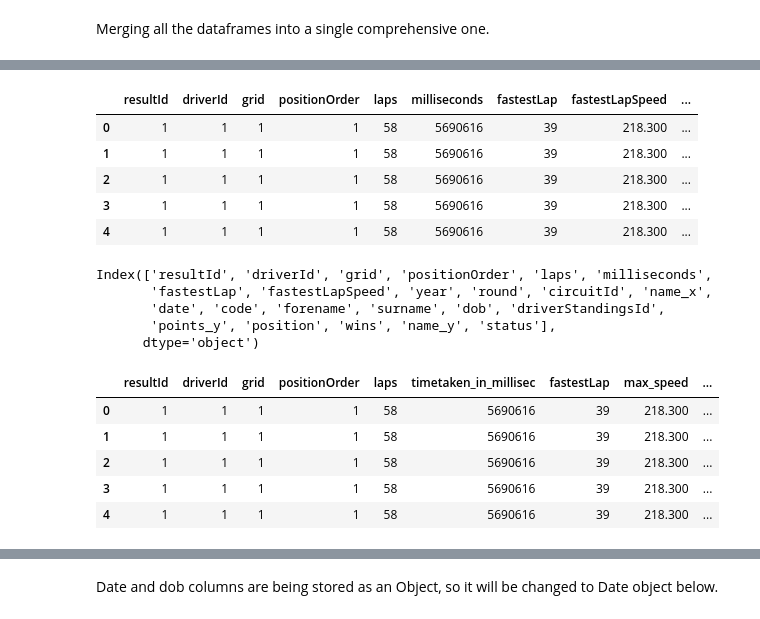
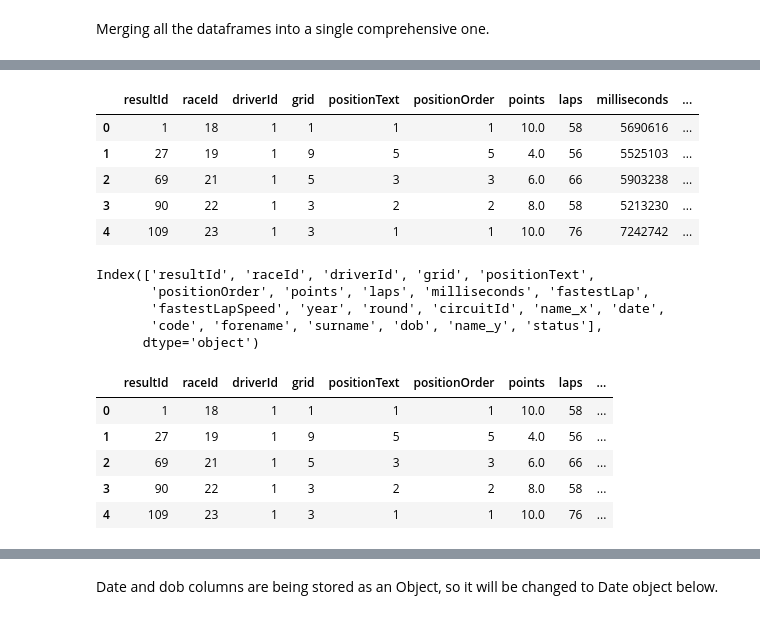
Before and after one commit to Robert336/Final-Project-CP468, a Jupyter notebook: F1_Predictor.ipynb, the cells around one changed output, grey strips where cells are left out. Saved outputs shown, nothing was run; the diff lists cells and outputs as text; code cells hidden in the pictures.

```diff
--- a/F1_Predictor.ipynb
+++ b/F1_Predictor.ipynb
@@ -429,0 +454,4 @@ Merging all the dataframes into a single comprehensive one.
+# %%
+
+df3 = pd.merge(df2, constructor_df, on ='constructorId')
+df3.head()
@@ -430,35 +465,25 @@ Merging all the dataframes into a single comprehensive one.
 # %%
-# merging all seperate dataframe into single dataframe as df
-df0 = pd.merge(results_df, quali_df, on = ['raceId', 'driverId', 'constructorId'])
 
-df1 = pd.merge(df0, races_df, on ='raceId')
-
-df2 = pd.merge(df1, drivers_df, on = 'driverId')
-
-df3 = pd.merge(df2, driver_standings_df, on = 'driverId')
-
-df4 = pd.merge(df3, constructor_df, on ='constructorId')
-
-df = pd.merge(df4, status_df, on ='statusId')
+df = pd.merge(df3, status_df, on ='statusId')
 pd.get_option("display.max_columns",None)
 
-df.drop(['statusId', 'rank','fastestLapTime', 'constructorId', 'constructorRef', 'raceId_x', 'position_x', 'position_y', 'points_x', 'raceId_y', 'qualifyId', 'positionText_x', 'positionText_y', 'driverRef'], axis=1, inplace=True)
+df.drop(['statusId', 'rank','fastestLapTime', 'constructorId', 'constructorRef', 'position_x', 'position_y', 'qualifyId', 'driverRef'], axis=1, inplace=True)
 
 df.head()
 # %% [output]
-|  | resultId | driverId | grid | positionOrder | laps | milliseconds | fastestLap | fastestLapSpeed | ... |
-| 0 | 1 | 1 | 1 | 1 | 58 | 5690616 | 39 | 218.300 | ... |
-| 1 | 1 | 1 | 1 | 1 | 58 | 5690616 | 39 | 218.300 | ... |
-| 2 | 1 | 1 | 1 | 1 | 58 | 5690616 | 39 | 218.300 | ... |
-| 3 | 1 | 1 | 1 | 1 | 58 | 5690616 | 39 | 218.300 | ... |
-| 4 | 1 | 1 | 1 | 1 | 58 | 5690616 | 39 | 218.300 | ... |
+|  | resultId | raceId | driverId | grid | positionText | positionOrder | points | laps | milliseconds | ... |
+| 0 | 1 | 18 | 1 | 1 | 1 | 1 | 10.0 | 58 | 5690616 | ... |
+| 1 | 27 | 19 | 1 | 9 | 5 | 5 | 4.0 | 56 | 5525103 | ... |
+| 2 | 69 | 21 | 1 | 5 | 3 | 3 | 6.0 | 66 | 5903238 | ... |
+| 3 | 90 | 22 | 1 | 3 | 2 | 2 | 8.0 | 58 | 5213230 | ... |
+| 4 | 109 | 23 | 1 | 3 | 1 | 1 | 10.0 | 76 | 7242742 | ... |
 # %%
 df.columns
 # %% [output]
-Index(['resultId', 'driverId', 'grid', 'positionOrder', 'laps', 'milliseconds',
-       'fastestLap', 'fastestLapSpeed', 'year', 'round', 'circuitId', 'name_x',
-       'date', 'code', 'forename', 'surname', 'dob', 'driverStandingsId',
-       'points_y', 'position', 'wins', 'name_y', 'status'],
+Index(['resultId', 'raceId', 'driverId', 'grid', 'positionText',
+       'positionOrder', 'points', 'laps', 'milliseconds', 'fastestLap',
+       'fastestLapSpeed', 'year', 'round', 'circuitId', 'name_x', 'date',
+       'code', 'forename', 'surname', 'dob', 'name_y', 'status'],
       dtype='object')
 # %%
 col_name = {'milliseconds':'timetaken_in_millisec','fastestLapSpeed':'max_speed',
@@ -469,12 +494,12 @@ df.rename(columns=col_name, inplace=True)
 
 df.head()
 # %% [output]
-|  | resultId | driverId | grid | positionOrder | laps | timetaken_in_millisec | fastestLap | max_speed | ... |
-| 0 | 1 | 1 | 1 | 1 | 58 | 5690616 | 39 | 218.300 | ... |
-| 1 | 1 | 1 | 1 | 1 | 58 | 5690616 | 39 | 218.300 | ... |
-| 2 | 1 | 1 | 1 | 1 | 58 | 5690616 | 39 | 218.300 | ... |
-| 3 | 1 | 1 | 1 | 1 | 58 | 5690616 | 39 | 218.300 | ... |
-| 4 | 1 | 1 | 1 | 1 | 58 | 5690616 | 39 | 218.300 | ... |
+|  | resultId | raceId | driverId | grid | positionText | positionOrder | points | laps | ... |
+| 0 | 1 | 18 | 1 | 1 | 1 | 1 | 10.0 | 58 | ... |
+| 1 | 27 | 19 | 1 | 9 | 5 | 5 | 4.0 | 56 | ... |
+| 2 | 69 | 21 | 1 | 5 | 3 | 3 | 6.0 | 66 | ... |
+| 3 | 90 | 22 | 1 | 3 | 2 | 2 | 8.0 | 58 | ... |
+| 4 | 109 | 23 | 1 | 3 | 1 | 1 | 10.0 | 76 | ... |
 # %%
 # Combining the forename and surname of the driver into a single column
 df['driver_name'] = df['forename'] + ' ' + df['surname']
```
Also changed, not shown: parts of 18 cells of this notebook.
